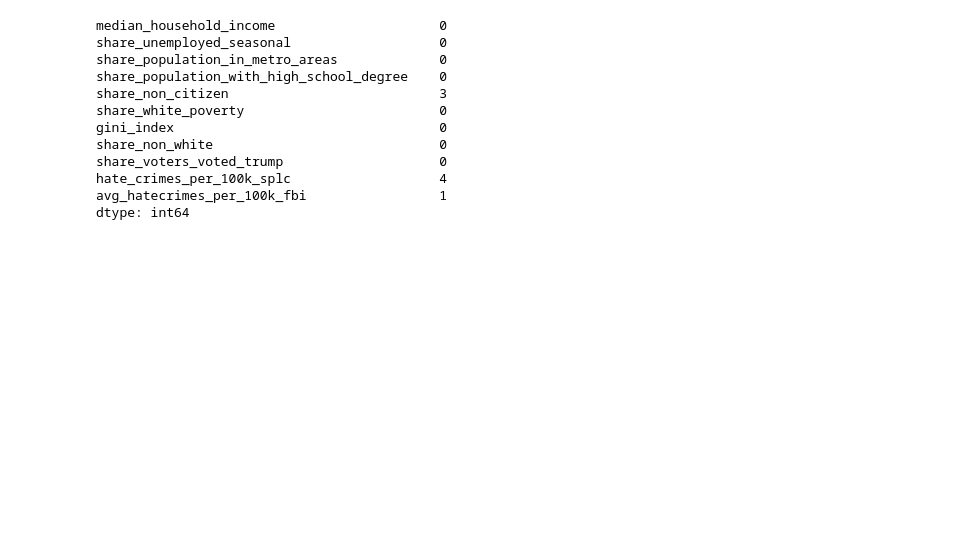
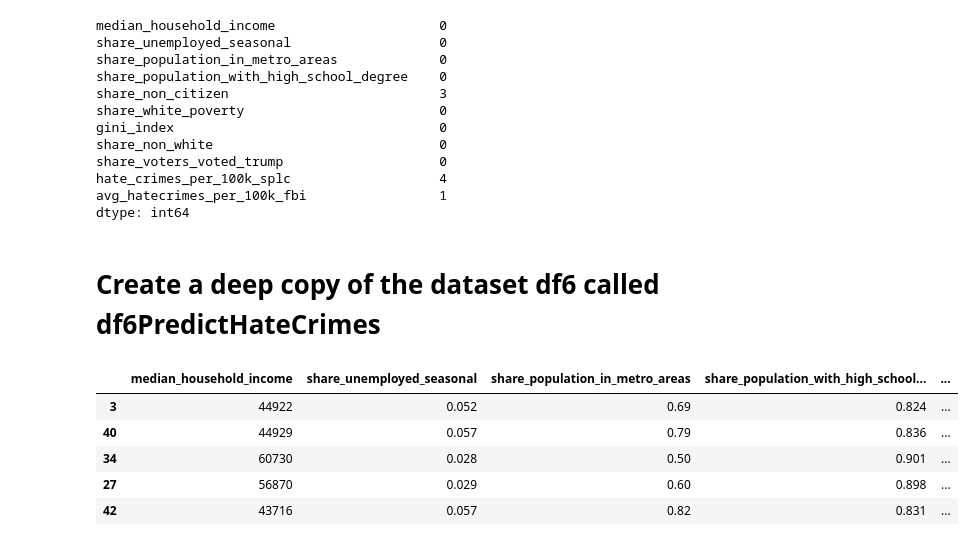
Before and after one commit to IT4063C-Fall22/final-project-AirPro, a Jupyter notebook: source.ipynb, the cells around one changed output. Cells and saved outputs as stored; diff of their text form; code cells hidden in the pictures; blank space fills up the shorter version.

```diff
--- a/source.ipynb
+++ b/source.ipynb
@@ -471,6 +485,18 @@ share_voters_voted_trump                    0
 hate_crimes_per_100k_splc                   4
 avg_hatecrimes_per_100k_fbi                 1
 dtype: int64
+# %% [markdown]
+# Create a deep copy of the dataset df6 called df6PredictHateCrimes
+# %%
+df6PredictHateCrimes = df6.copy(deep=True)
+df6PredictHateCrimes.sample(5)
+# %% [output]
+|  | median_household_income | share_unemployed_seasonal | share_population_in_metro_areas | share_population_with_high_school... | ... |
+| 3 | 44922 | 0.052 | 0.69 | 0.824 | ... |
+| 40 | 44929 | 0.057 | 0.79 | 0.836 | ... |
+| 34 | 60730 | 0.028 | 0.50 | 0.901 | ... |
+| 27 | 56870 | 0.029 | 0.60 | 0.898 | ... |
+| 42 | 43716 | 0.057 | 0.82 | 0.831 | ... |
 # %%
 # 🦉: The following command converts this Jupyter notebook to a Python script.
 !jupyter nbconvert --to python python-finalProjectCheckpoint.ipynb
```
Also changed, not shown: parts of 9 cells of this notebook.
